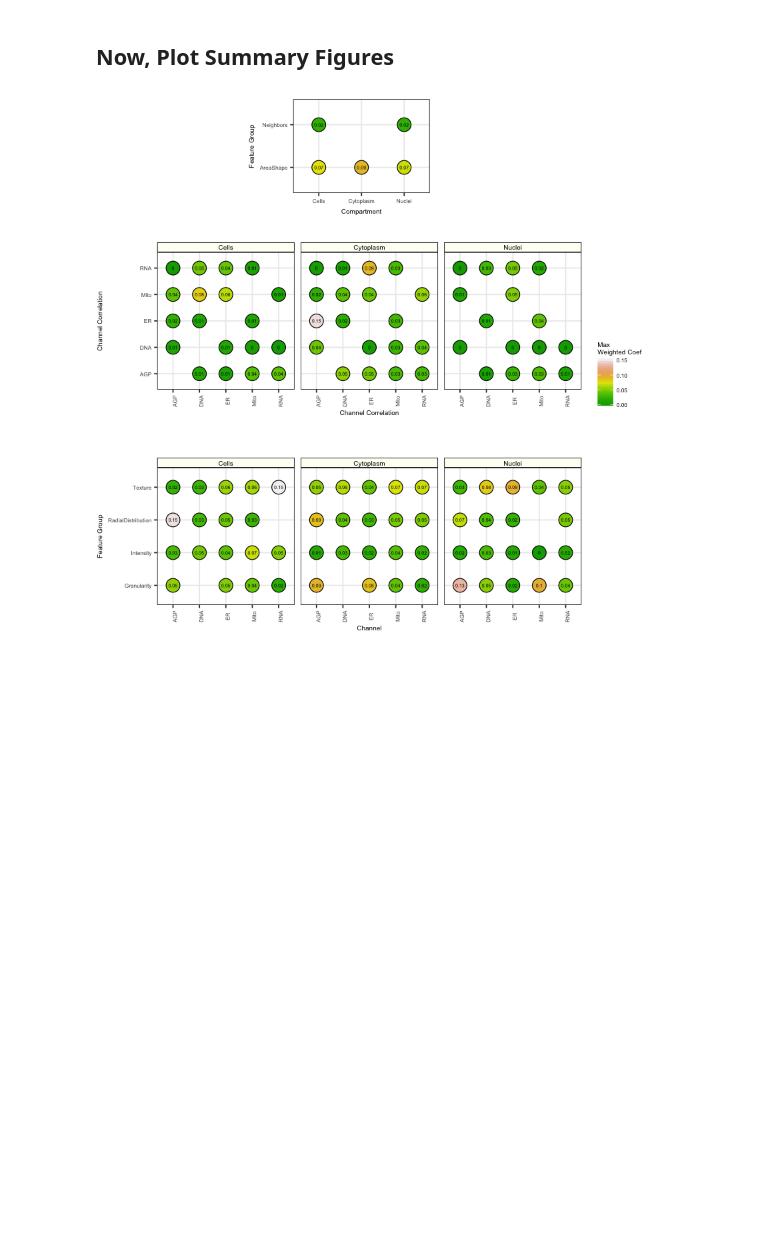
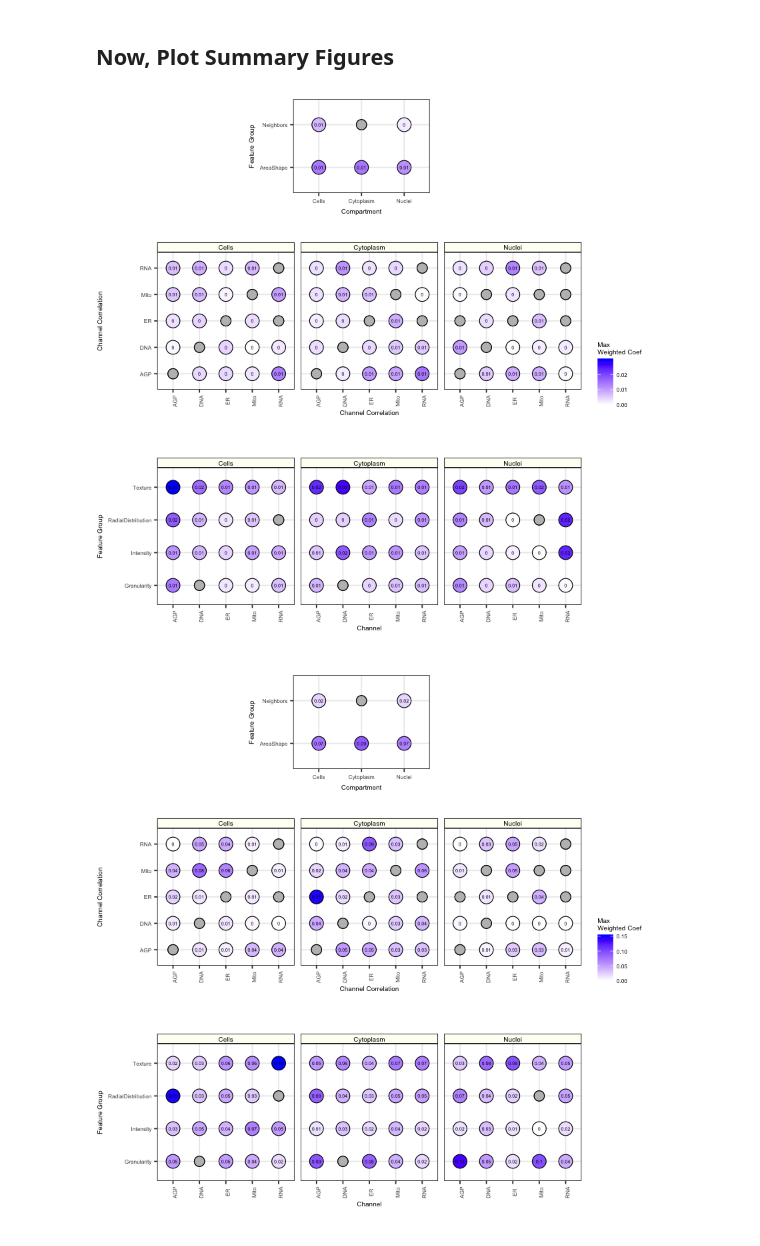
Before and after one commit to broadinstitute/cell-health, a Jupyter notebook: 3.train/8.visualize-coefficients.ipynb, the cells around one changed output. Saved outputs shown, nothing was run; the diff lists cells and outputs as text; code cells hidden in the pictures; blank space fills up the shorter version.

Commit message:
make monochromatic color and add grey circles to missing values

```diff
--- a/3.train/8.visualize-coefficients.ipynb
+++ b/3.train/8.visualize-coefficients.ipynb
@@ -420,12 +458,23 @@ for (shuffle_option in c("Permuted", "Real")) {
         dplyr::select(channel, parameter1, compartment, shuffle, aggregated_max) %>%
         dplyr::distinct()
 
+    corr_comparments <- unique(correlation_df$compartment)
+    corr_channels <- unique(correlation_df$channel)
+    corr_feature_groups <- unique(correlation_df$parameter1)
+    corr_shuffle <- unique(correlation_df$shuffle)
+    corr_background <- tidyr::crossing(corr_comparments, corr_channels, corr_feature_groups, corr_shuffle)
+    colnames(corr_background) <- c("compartment", "channel", "parameter1", "shuffle")
+
     correlation_gg <- ggplot(correlation_df, aes(x = channel, y = parameter1)) +
+        geom_point(data = corr_background, fill="grey", size = 4, pch = 21) +
         geom_point(aes(fill = aggregated_max), size = point_size, pch = 21) +
         facet_wrap(~shuffle) +
-        scale_fill_gradientn(name = "Max\nWeighted Coef",
-                             colours = terrain.colors(n_terrain_colors),
-                             limits = c(min_gradient, max_gradient)) +
+        scale_fill_gradient2(
+            name = "Max\nWeighted Coef",
+            low = "white",
+            high = "blue",
+            limits = c(min_gradient, max_gradient)
+        ) +
         ylab("Channel Correlation") +
         xlab("Channel Correlation") +
         facet_grid(~compartment) +
@@ -443,12 +492,21 @@ for (shuffle_option in c("Permuted", "Real")) {
         dplyr::select(compartment, feature_group, shuffle, aggregated_max) %>%
         dplyr::distinct()
 
+    area_comparments <- unique(area_df$compartment)
+    area_feature_groups <- unique(area_df$feature_group)
+    area_shuffle <- unique(area_df$shuffle)
+    area_background <- tidyr::crossing(area_comparments, area_feature_groups, area_shuffle)
+    colnames(area_background) <- c("compartment", "feature_group", "shuffle")
 
     area_gg <- ggplot(area_df, aes(x = compartment, y = feature_group)) +
+        geom_point(data = area_background, fill="grey", size = 4, pch = 21) +
         geom_point(aes(fill = aggregated_max), size = point_size, pch = 21) +
-        scale_fill_gradientn(name = "Max\nWeighted Coef",
-                             colours = terrain.colors(n_terrain_colors),
-                             limits = c(min_gradient, max_gradient)) +
+        scale_fill_gradient2(
+            name = "Max\nWeighted Coef",
+            low = "white",
+            high = "blue",
+            limits = c(min_gradient, max_gradient)
+        ) +
         ylab("Feature Group") +
         xlab("Compartment") +
         geom_text(aes(label = round(aggregated_max, 2)), size = text_label_size) +
@@ -465,14 +523,25 @@ for (shuffle_option in c("Permuted", "Real")) {
         dplyr::select(compartment, channel, feature_group, shuffle, aggregated_max) %>%
         dplyr::distinct()
 
+    comp_comparments <- unique(compartment_df$compartment)
+    comp_channels <- unique(compartment_df$channel)
+    comp_feature_groups <- unique(compartment_df$feature_group)
+    comp_shuffle <- unique(compartment_df$shuffle)
+    comp_background <- tidyr::crossing(comp_comparments, comp_channels, comp_feature_groups, comp_shuffle)
+    colnames(comp_background) <- c("compartment", "channel", "feature_group", "shuffle")
+
     compartment_gg <- ggplot(compartment_df,
                              aes(x = channel, y = feature_group)) +
+        geom_point(data = comp_background, fill="grey", size = 4, pch = 21) +
         geom_point(aes(fill = aggregated_max), size = point_size, pch = 21) +
         geom_text(aes(label = round(aggregated_max, 2)), size = text_label_size) +
         facet_grid(~compartment) +
-        scale_fill_gradientn(name = "Max\nWeighted Coef",
-                             colours = terrain.colors(n_terrain_colors),
-                             limits = c(min_gradient, max_gradient)) +
+        scale_fill_gradient2(
+            name = "Max\nWeighted Coef",
+            low = "white",
+            high = "blue",
+            limits = c(min_gradient, max_gradient)
+        ) +
         ylab("Feature Group") +
         xlab("Channel") +
         coord_fixed() +
@@ -482,34 +551,35 @@ for (shuffle_option in c("Permuted", "Real")) {
 
     # Compile full panel plot
     bottom_panel <- cowplot::plot_grid(
         correlation_gg + theme(legend.position = "none",
                                plot.margin = margin(1.3, 1.3, 1.3, 1.3)),
         compartment_gg + theme(legend.position = "none",
                                plot.margin = margin(1.3, 1.3, 1.3, 1.3)),
         nrow = 2,
         align = "hv"
         )
 
     legend_gg <- cowplot::get_legend(correlation_gg)
 
     big_fig <- cowplot::plot_grid(
         cowplot::plot_grid(
             area_gg + theme(legend.position = "none"),
             bottom_panel,
             nrow = 2,
             rel_heights = c(0.3, 1)
         ),
         legend_gg,
         ncol = 2,
         rel_widths = c(1, 0.15)
     )
 
+    print(big_fig)
+
     output_file <- file.path(
         coef_dir, paste0("coefficient_summary_", shuffle_option, "_", consensus, ".png")
     )
     cowplot::save_plot(output_file, big_fig, base_height = 5, base_width = 6, dpi = 500)
 }
+# %% [output]
+[figure, added]
+[figure, added]
-# %%
-big_fig
-# %% [output]
-[figure, removed]
```
Also changed, not shown: parts of 3 cells of this notebook, 1 other file.
